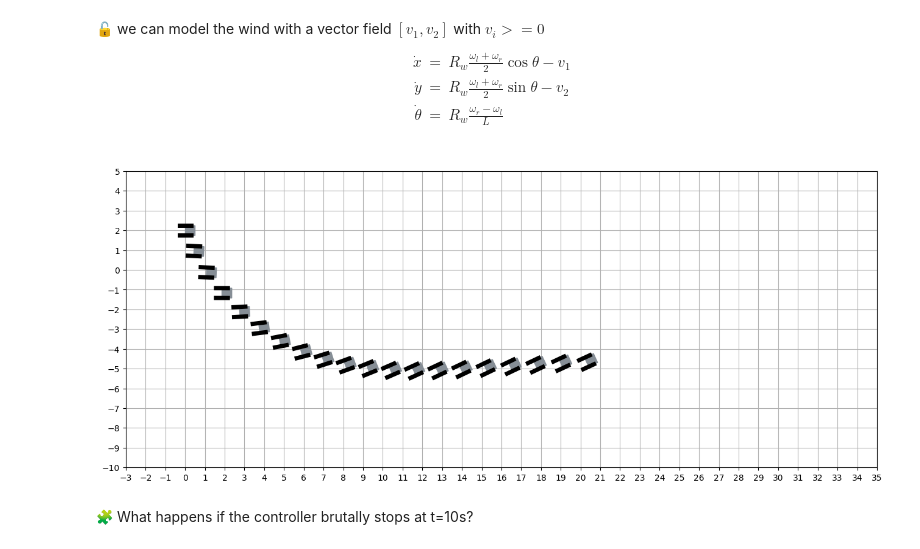
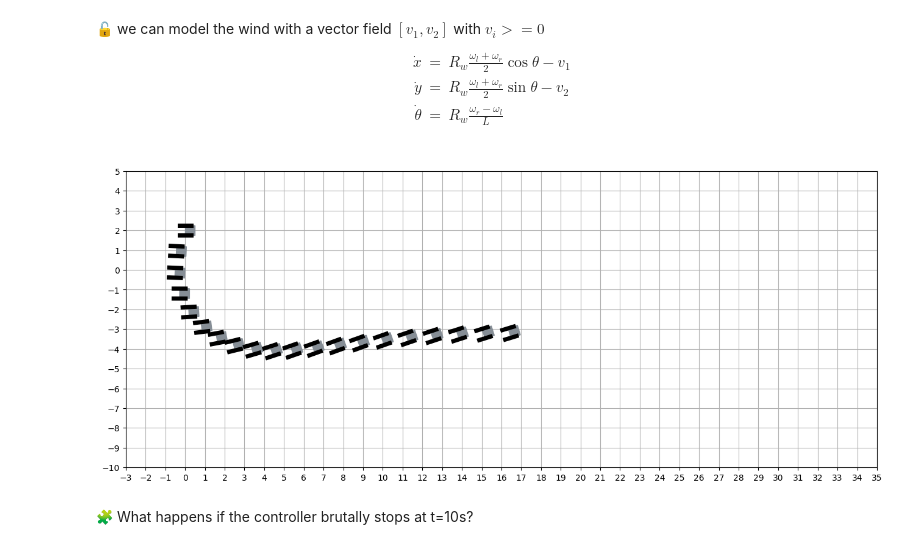
Before and after one commit to AchrafRachidi2000/control-engineering-with-python-project-2022-2023, a Jupyter notebook: Project-3.ipynb, the cells around one changed output. Drawn from its saved outputs; the diff is of its cells as text; code cells hidden in the pictures.

```diff
--- a/Project-3.ipynb
+++ b/Project-3.ipynb
@@ -1093,23 +1093,23 @@ $$
 # %%
 def fun1(t, xytheta):
     x, y, theta = xytheta
-    v_1=1
+    v_1=2
     v_2=1
     omega_l, omega_r = omega(t, xytheta)
     dx = Rw * 0.5 * (omega_l + omega_r) * cos(theta) - v_1
     dy = Rw * 0.5 * (omega_l + omega_r) * sin(theta) - v_2
     dtheta = Rw * (omega_r - omega_l) / L
     return array([dx, dy, dtheta])
 poles = [-0.23,-0.24,-0.25]
 K = place_poles(A, B, poles).gain_matrix
 rwind= solve_ivp(fun=fun1,t_span=[0,tf] ,y0=[0,2,0], dense_output=True,max_step=1e-2, atol=1e-12)
 t = arange(0, 20 ,1)
 sol = rwind["sol"](t)
 draw_arena(xmax=35,xmin=-3,ymin=-10,ymax=5)
 
 for x, y, theta in sol.T:
     draw_wheelchair(x, y, theta)
 # %% [output]
-[figure, old version]
+[figure, new version]
 # %% [markdown]
 🧩 What happens if the controller brutally stops at t=10s?
```
Also changed, not shown: parts of 4 cells of this notebook.
